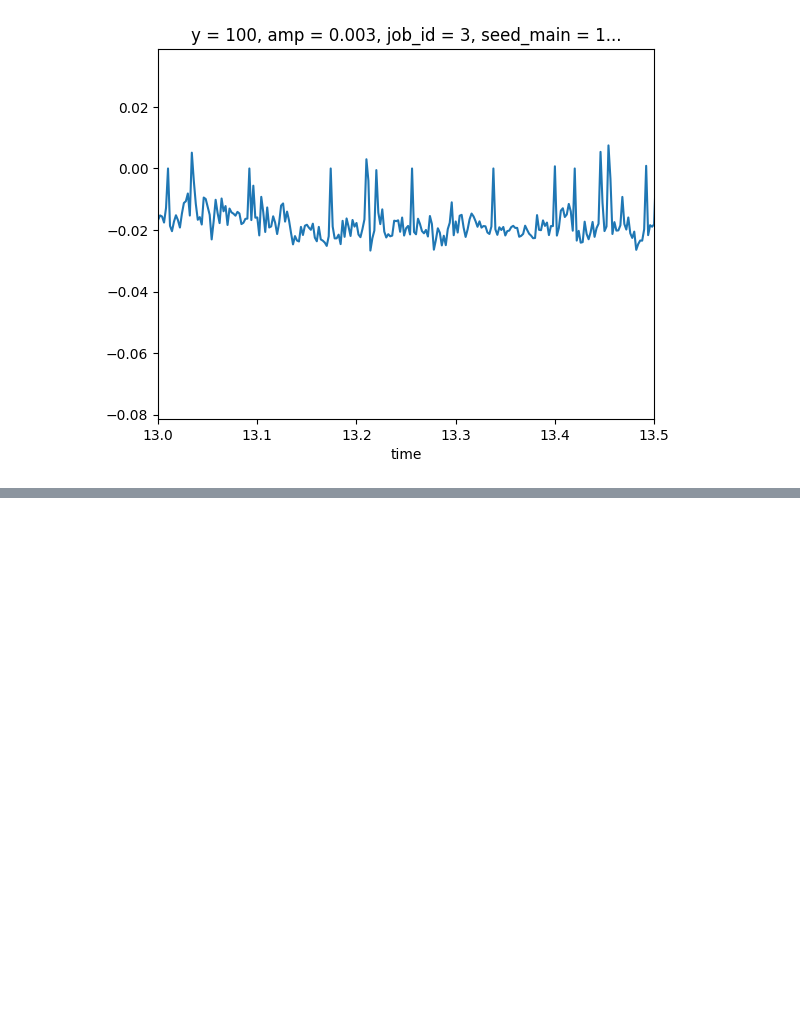
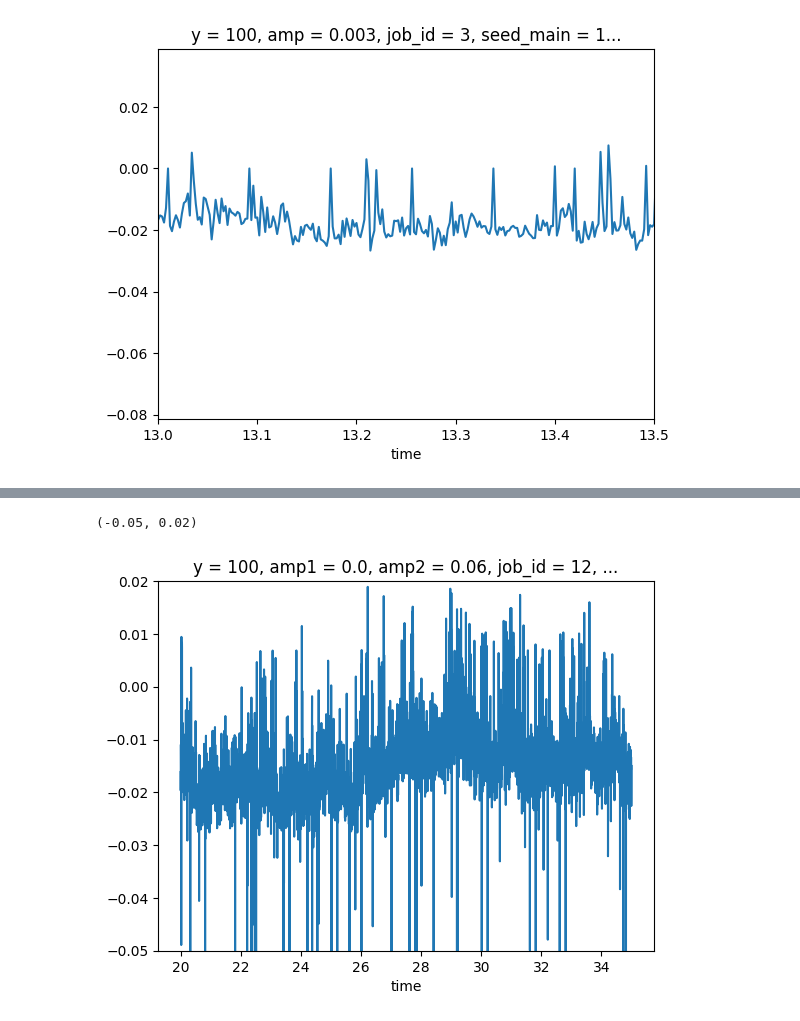
Before and after one commit to niknovikov19/A1-OUinp, a Jupyter notebook: dev_scratch/misc.ipynb, the cells around one changed output, grey strips where cells are left out. Drawn from its saved outputs; the diff is of its cells as text; code cells hidden in the pictures; blank space fills up the shorter version.

Commit message:
Implement 2-stream phase analysis and wmult-list workflow

```diff
--- a/dev_scratch/misc.ipynb
+++ b/dev_scratch/misc.ipynb
@@ -121,3 +123,10 @@ plt.xlim(13, 13.5)
 # %% [output]
 (13.0, 13.5)
 [figure]
+# %%
+fpath_in = (
+    dirpath_root /
+    'dev_scratch/artifacts/net_2pulses_var_seed_f_amps_dt0/exp_L2_nseed_3_f_5_amp1_0_0.04_4_amp2_0_0.06_4_dt0_0_15_t_5.0_50.0_lfp_0_300_50_ictrl_wmult_0.25_ee_0.5_2pulse_IT2_NGF2_d_20_c_25_r_1000_0_t0_5000_jit_0_tlast_45000.0/lfp_xr_combined.nc'
+)
+X = xr.open_dataarray(fpath_in)
+X
@@ -123,0 +153,9 @@ plt.xlim(13, 13.5)
+# %%
+x = X.isel(seed_main=0, f=0, dt0=0, amp1=0, amp2=-1)
+x = x.sel(y=100)
+x = x.sel(time=slice(20, 35))
+x.plot()
+plt.ylim(-0.05, 0.02)
+# %% [output]
+(-0.05, 0.02)
+[figure, added]
```
Also changed, not shown: parts of 2 cells of this notebook, 15 other files.
